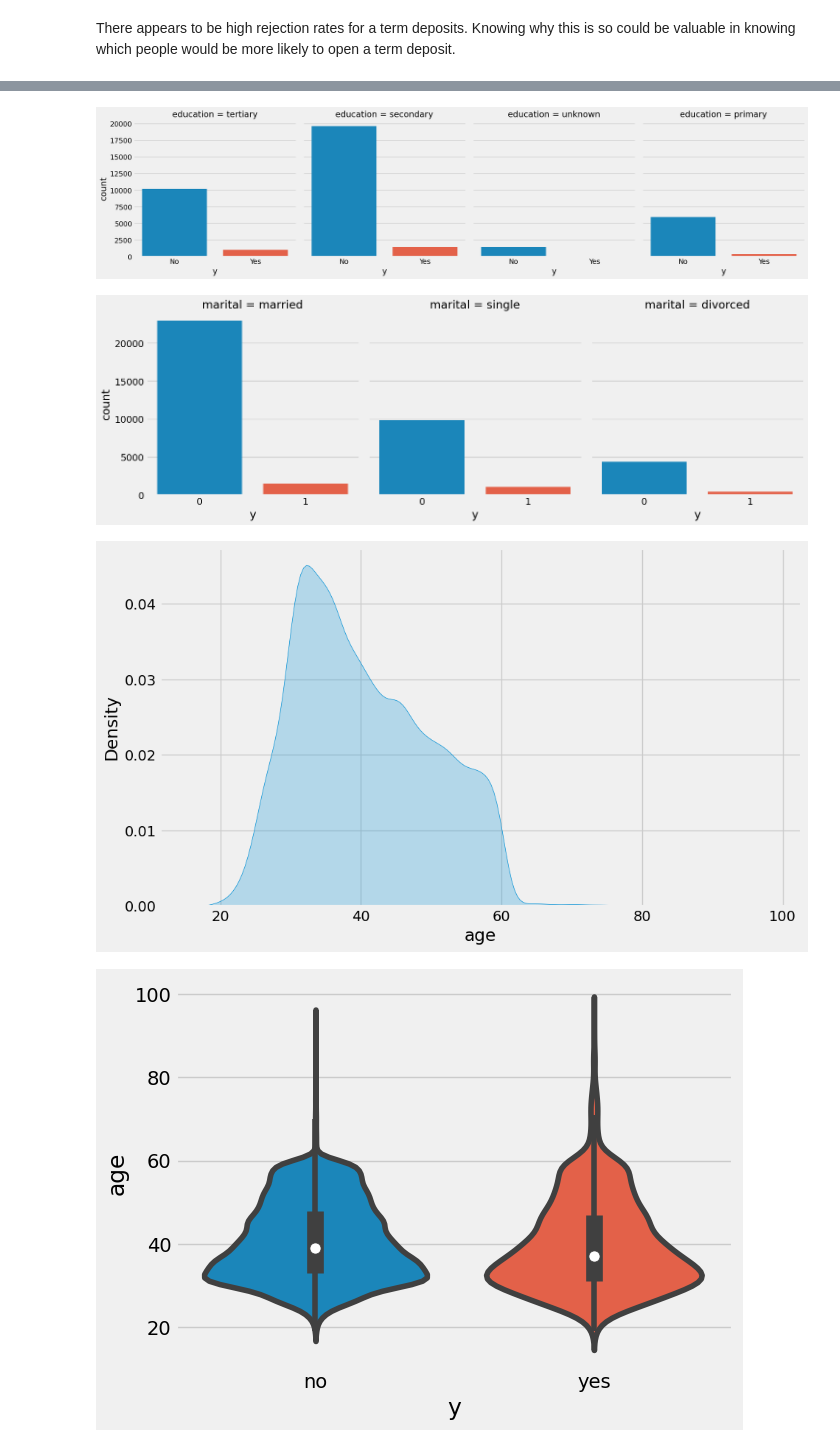
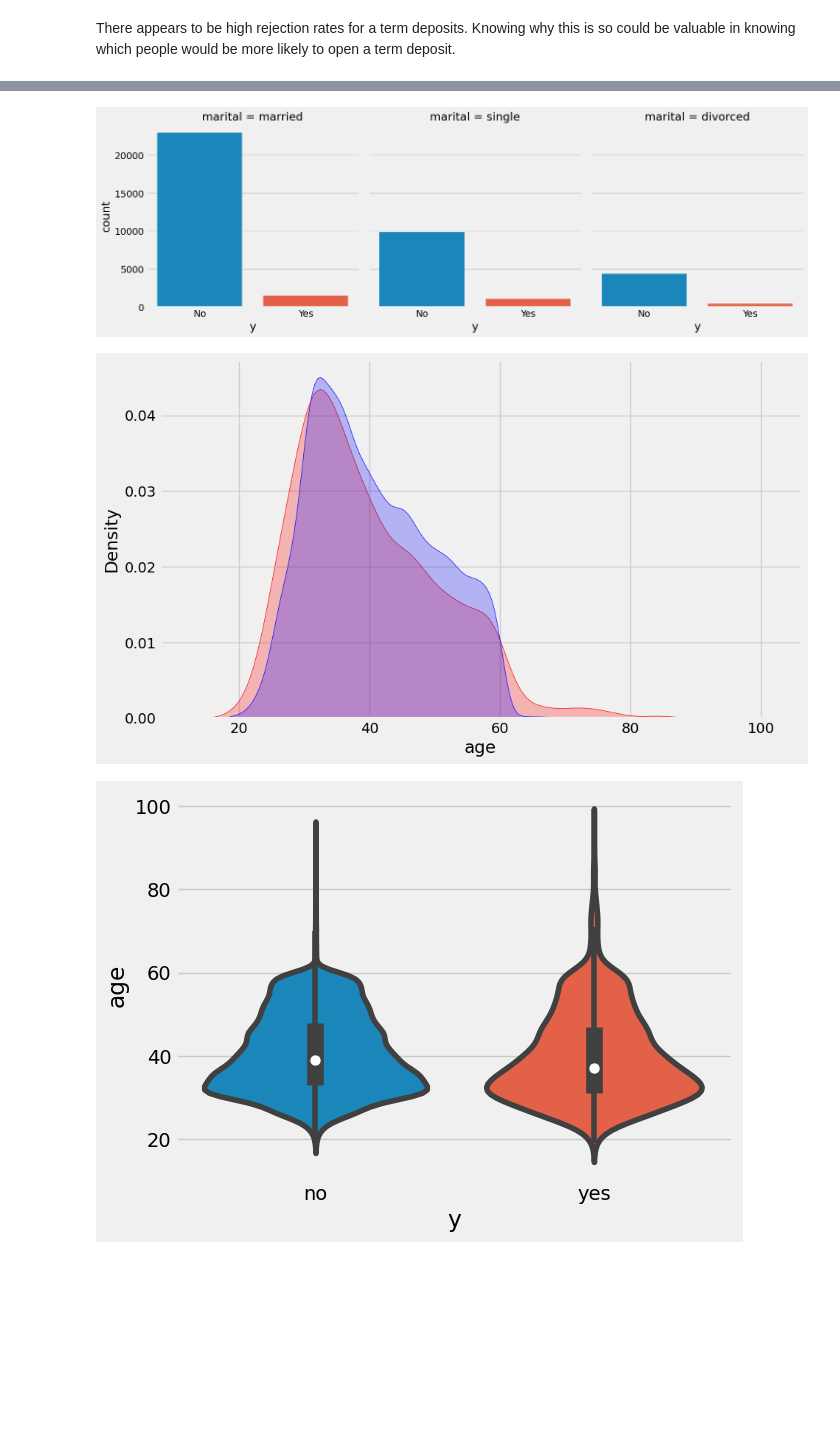
Before and after one commit to JideOkesanjo/JvwzPchMzoFGWGVY, a Jupyter notebook: Apziva_project_2.ipynb, the cells around one changed output, grey strips where cells are left out. Drawn from its saved outputs; the diff is of its cells as text; code cells hidden in the pictures; blank space fills up the shorter version.

```diff
--- a/Apziva_project_2.ipynb
+++ b/Apziva_project_2.ipynb
@@ -86,5 +107,4 @@ dtype: int64
 # %% [markdown]
 There appears to be high rejection rates for a term deposits. Knowing why this is so could be valuable in knowing which people would be more likely to open a term deposit.
 # %%
-df.loc[df['y'] == 'no', 'y'] = 0
-df.loc[df['y'] == 'yes', 'y'] = 1
+df['y'] = df['y'].map({'no': 0, 'yes': 1})
@@ -115,11 +155,6 @@ plt.show()
 # %%
-ax = sns.catplot(x='y', col='education', data=df, kind='count')
+ax = sns.catplot(x='y', col='marital', data=df, kind='count')
 ax.set_xticklabels(['No', 'Yes'])
 plt.show()
 # %% [output]
-[figure, old version]
+[figure, new version]
-# %%
-sns.catplot(x='y', col='marital', data=df, kind='count')
-plt.show()
-# %% [output]
-[figure, removed]
@@ -126,9 +164,10 @@ plt.show()
 # %%
 plt.figure(figsize=(10, 6))
-sns.kdeplot(df['age'], fill=True)
+ax = sns.kdeplot(age_yes, fill=True, color='red')
+ax = sns.kdeplot(age_no, fill=True, color='blue')
 plt.show()
 # %% [output]
-[figure, old version]
+[figure, new version]
 # %%
 ax = sns.violinplot(x='y', y='age', data=df)
 ax.set_xticklabels(['no', 'yes'])
```
Also changed, not shown: parts of 59 cells of this notebook.
